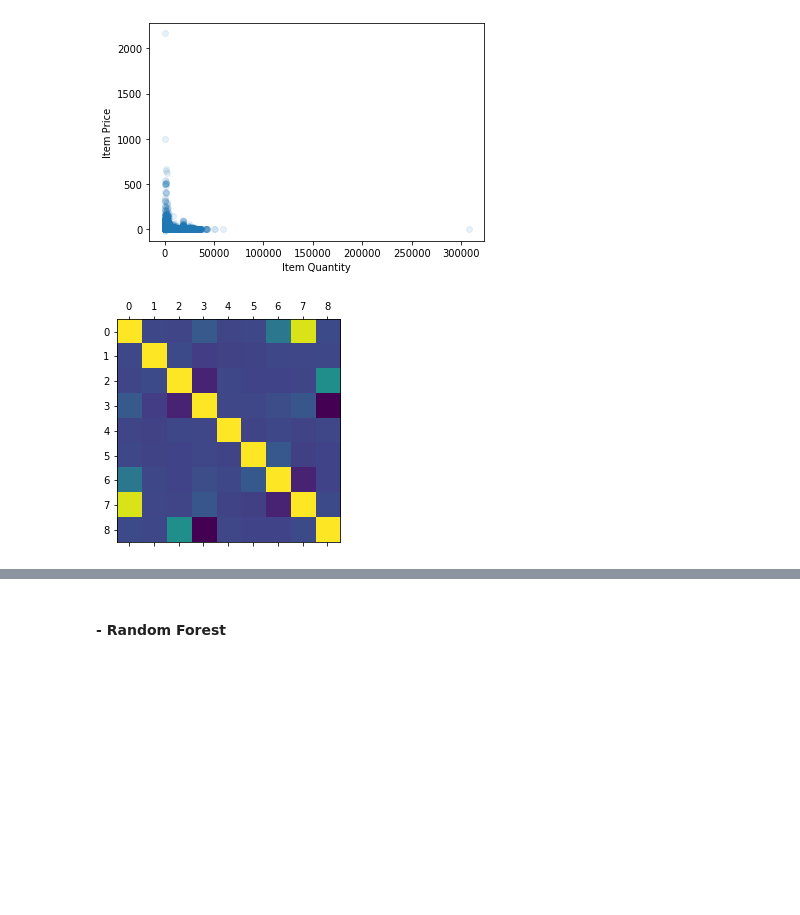
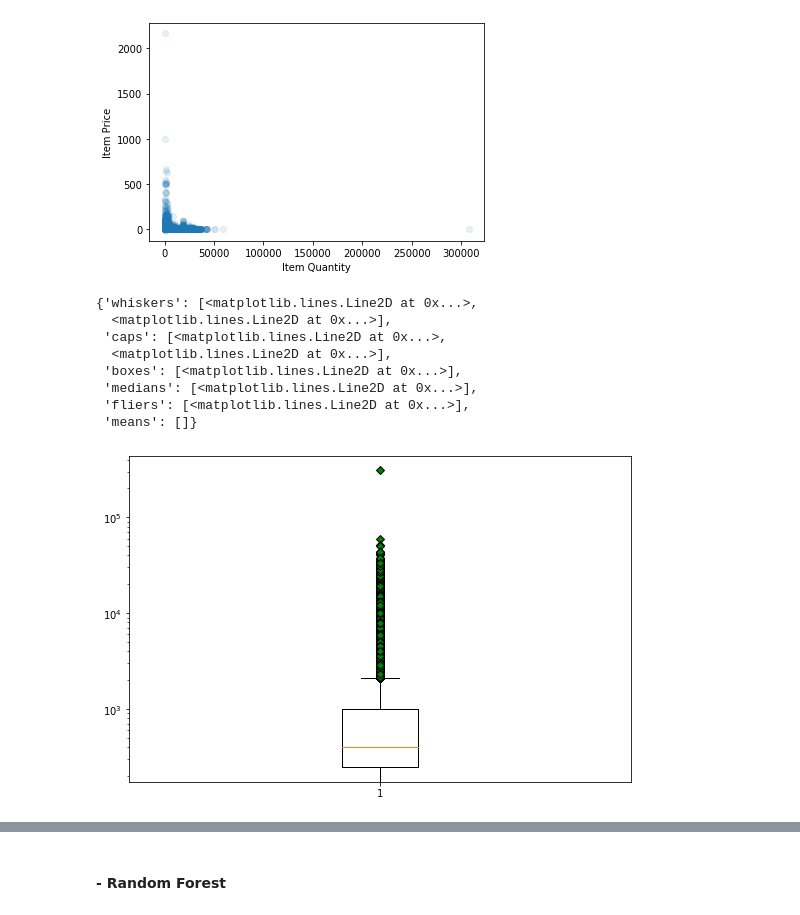
Before and after one commit to davidhoga89/Data_Science_Kaggle, a Jupyter notebook: Final_Project/Final_Project_Kaggle_Coursera.ipynb, the cells around one changed output, grey strips where cells are left out. Saved outputs shown, nothing was run; the diff lists cells and outputs as text; code cells hidden in the pictures; blank space fills up the shorter version.

```diff
--- a/Final_Project/Final_Project_Kaggle_Coursera.ipynb
+++ b/Final_Project/Final_Project_Kaggle_Coursera.ipynb
@@ -192,8 +192,3 @@ plt.show
 # %% [output]
 <function matplotlib.pyplot.show(*args, **kw)>
 [figure]
-# %%
-plt.matshow(df.corr())
-plt.show()
-# %% [output]
-[figure, removed]
@@ -202,0 +195,16 @@ plt.show()
+# %%
+green_diamond = dict(markerfacecolor='g', marker='D')
+fig1 = plt.figure(1, figsize=(9, 6))
+ax1 = fig1.add_subplot(111)
+ax1.set_yscale("log")
+ax1.boxplot(df.item_price, flierprops=green_diamond)
+# %% [output]
+{'whiskers': [<matplotlib.lines.Line2D at 0x...>,
+  <matplotlib.lines.Line2D at 0x...>],
+ 'caps': [<matplotlib.lines.Line2D at 0x...>,
+  <matplotlib.lines.Line2D at 0x...>],
+ 'boxes': [<matplotlib.lines.Line2D at 0x...>],
+ 'medians': [<matplotlib.lines.Line2D at 0x...>],
+ 'fliers': [<matplotlib.lines.Line2D at 0x...>],
+ 'means': []}
+[figure, added]
```
Also changed, not shown: parts of 19 cells of this notebook.
